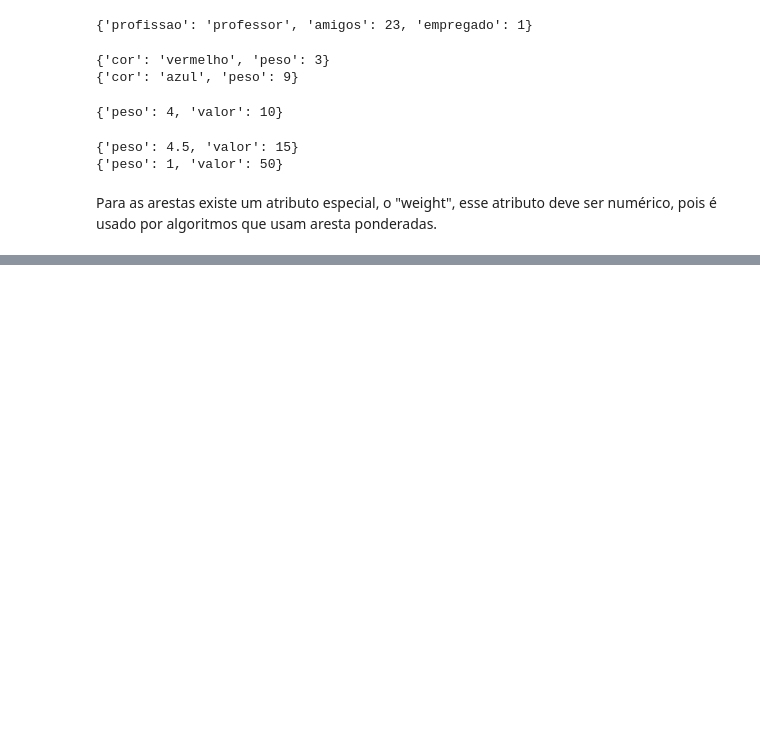
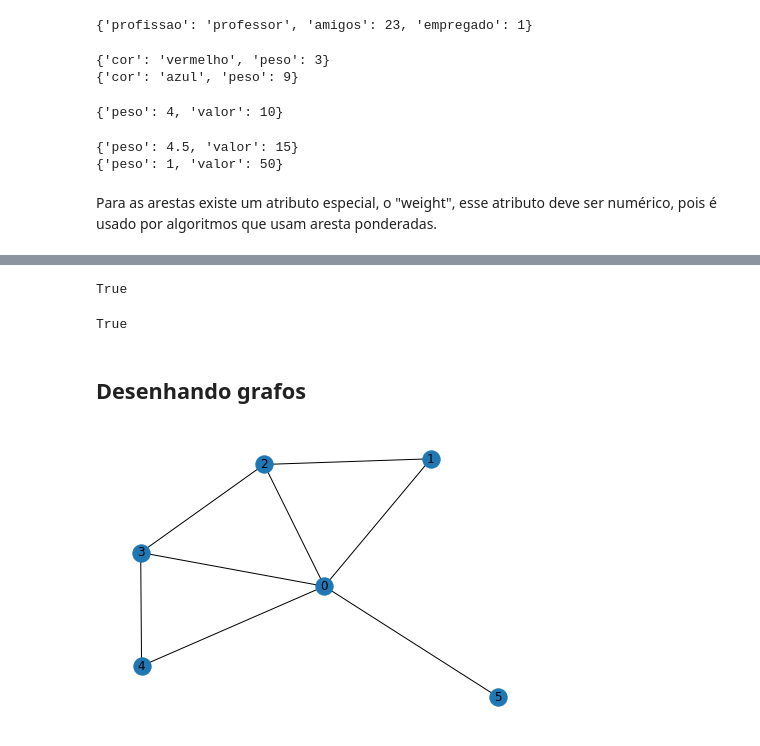
Before and after one commit to WLAraujo/grafos_python, a Jupyter notebook: networkx/tutorial_basico.ipynb, the cells around one changed output, grey strips where cells are left out. Saved outputs shown, nothing was run; the diff lists cells and outputs as text; code cells hidden in the pictures; blank space fills up the shorter version.

Commit message:
grafos

```diff
--- a/networkx/tutorial_basico.ipynb
+++ b/networkx/tutorial_basico.ipynb
@@ -214,0 +278,4 @@ Para as arestas existe um atributo especial, o "weight", esse atributo deve ser
+# %%
+# Definindo grafos que serão usados
+G = nx.star_graph(5)
+H = nx.cycle_graph(5)
@@ -214,0 +300,4 @@ Para as arestas existe um atributo especial, o "weight", esse atributo deve ser
+# %%
+# Composição entre grafos
+compo = nx.compose(G, H)
+print(compo)
@@ -214,0 +314,10 @@ Para as arestas existe um atributo especial, o "weight", esse atributo deve ser
+# %%
+# Verificando se é árvore
+nx.is_tree(G)
+# %% [output]
+True
+# %%
+# Verificando se é floresta
+nx.is_forest(G)
+# %% [output]
+True
@@ -214,0 +326,2 @@ Para as arestas existe um atributo especial, o "weight", esse atributo deve ser
+# %% [markdown]
+## Desenhando grafos
@@ -214,0 +331,4 @@ Para as arestas existe um atributo especial, o "weight", esse atributo deve ser
+# %%
+nx.draw(compo, with_labels = True)
+# %% [output]
+[figure, added]
```
Also changed, not shown: parts of 22 cells of this notebook.
